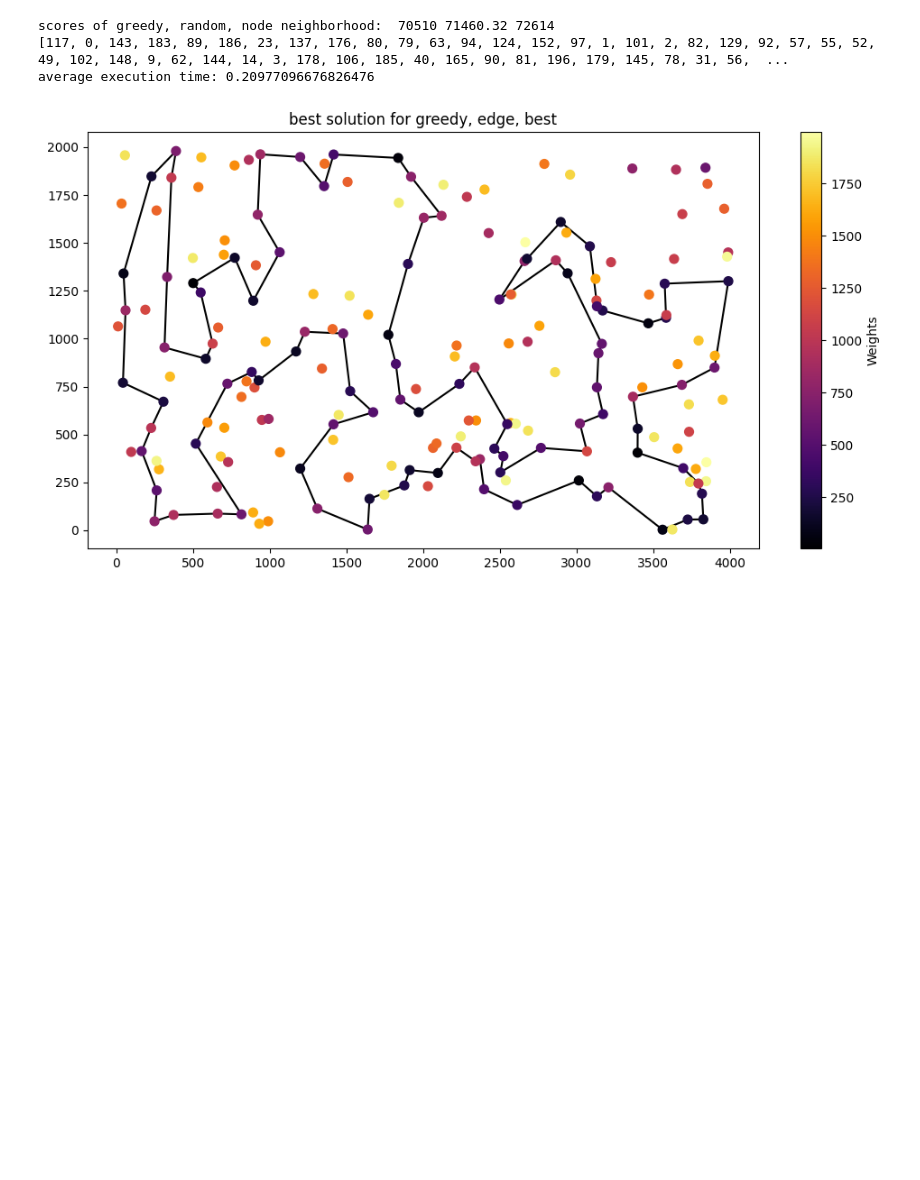
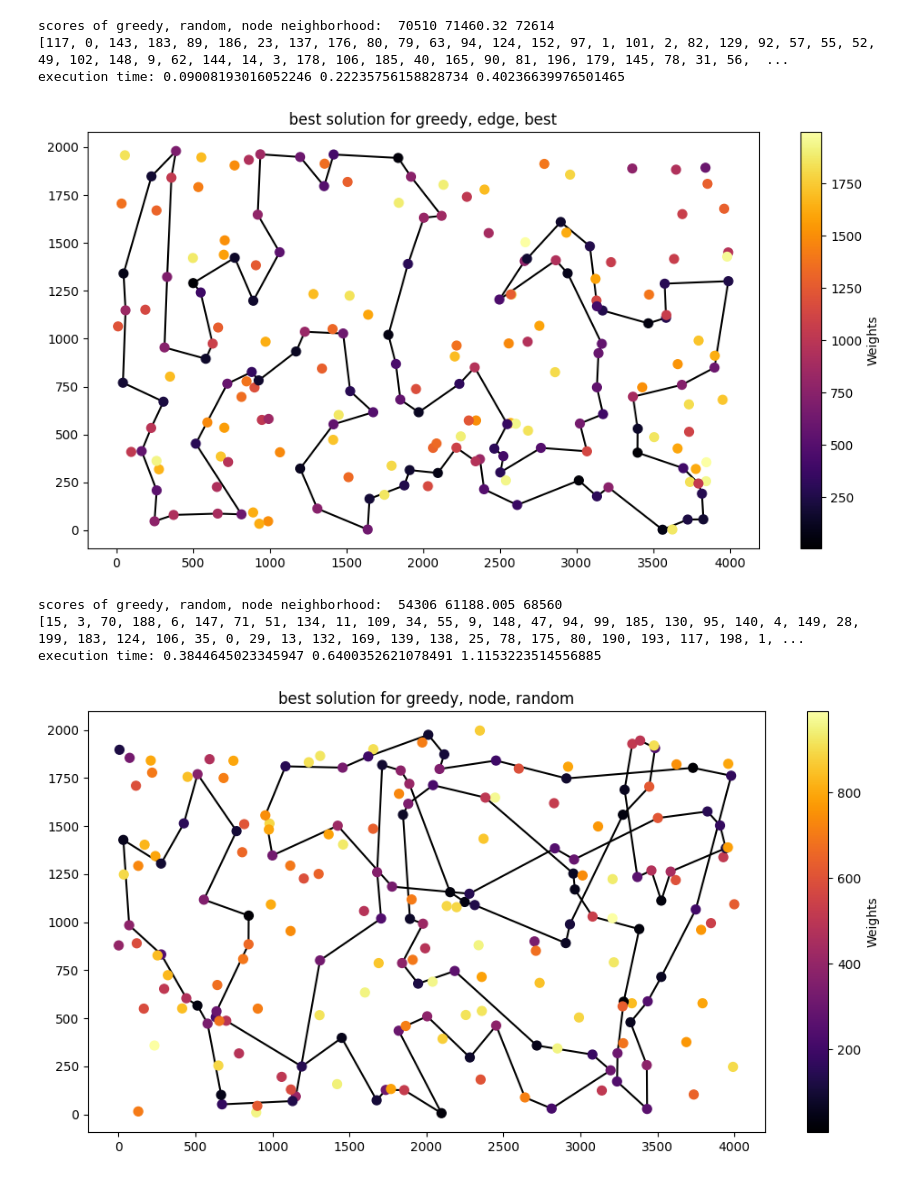
Before and after one commit to krzysztof-m-w/evolutionary_computation, a Jupyter notebook: lab3/ec3.ipynb, the cells around one changed output. Saved outputs shown, nothing was run; the diff lists cells and outputs as text; code cells hidden in the pictures; blank space fills up the shorter version.

```diff
--- a/lab3/ec3.ipynb
+++ b/lab3/ec3.ipynb
@@ -356,8 +357,22 @@ average execution time: 0.20208988428115846
 [figure]
 # %%
-test_method(steepest, neighborhood2, False, 200, 'greedy, edge, best')
+test_method(steepest, neighborhood2, best_solutions,dist, costs, coordinates, 'greedy, edge, best')
 # %% [output]
 scores of greedy, random, node neighborhood:  70510 71460.32 72614
 [117, 0, 143, 183, 89, 186, 23, 137, 176, 80, 79, 63, 94, 124, 152, 97, 1, 101, 2, 82, 129, 92, 57, 55, 52, 49, 102, 148, 9, 62, 144, 14, 3, 178, 106, 185, 40, 165, 90, 81, 196, 179, 145, 78, 31, 56,  ...
-average execution time: 0.20977096676826476
+execution time: 0.09008193016052246 0.22235756158828734 0.40236639976501465
 [figure]
+# %%
+n = 200
+nodeNeighborhoodb = NodeNeighborhood(distb, costsb, n // 2)
+interNeighborhoodb = InterNeighborhood(distb, costsb, n // 2)
+edgeNeighborhoodb = EdgeNeighborhood(distb, costsb, n // 2)
+neighborhood1b = CombinedNeighborhood([nodeNeighborhoodb, interNeighborhoodb])
+neighborhood2b = CombinedNeighborhood([edgeNeighborhoodb, interNeighborhoodb])
+# %%
+test_method(greedy, neighborhood1b, random_solutions, distb, costsb, coordinatesb,'greedy, node, random')
+# %% [output]
+scores of greedy, random, node neighborhood:  54306 61188.005 68560
+[15, 3, 70, 188, 6, 147, 71, 51, 134, 11, 109, 34, 55, 9, 148, 47, 94, 99, 185, 130, 95, 140, 4, 149, 28, 199, 183, 124, 106, 35, 0, 29, 13, 132, 169, 139, 138, 25, 78, 175, 80, 190, 193, 117, 198, 1, ...
+execution time: 0.3844645023345947 0.6400352621078491 1.1153223514556885
+[figure, added]
```
Also changed, not shown: parts of 18 cells of this notebook, 1 other file.
